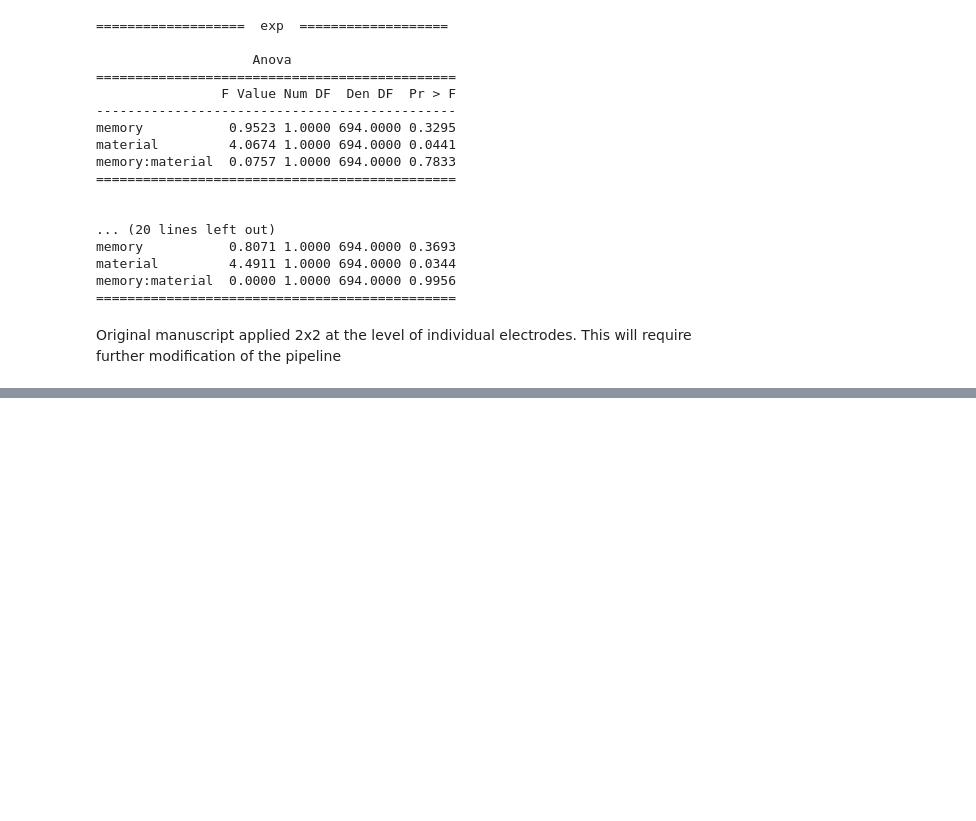
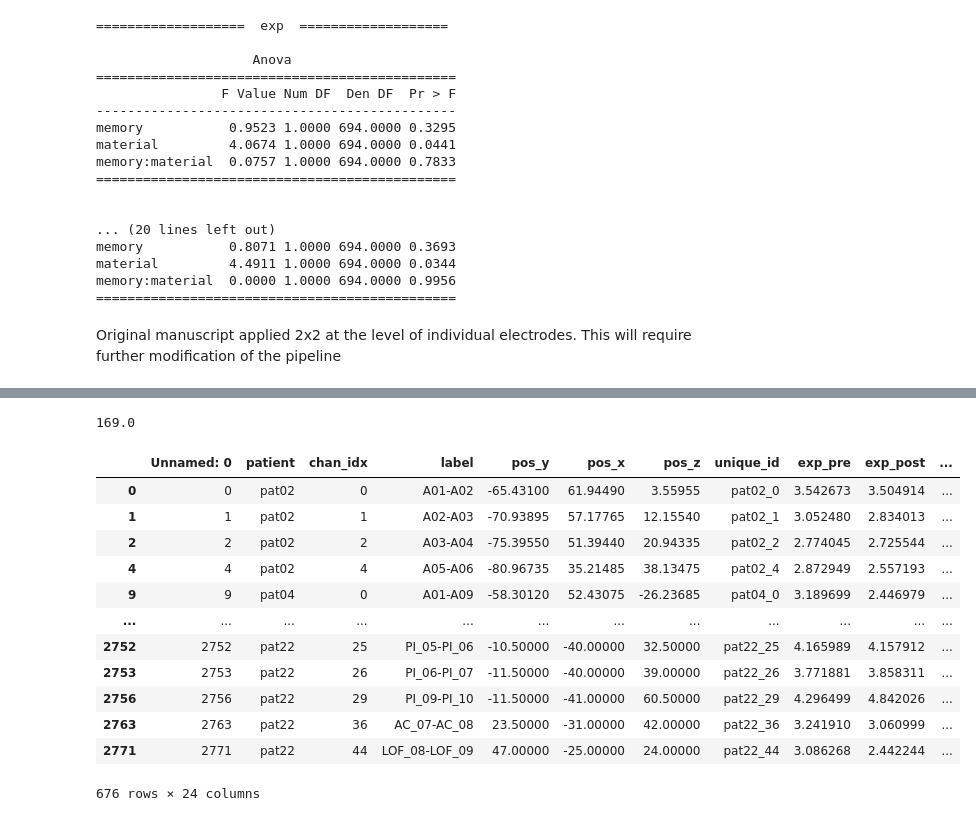
Before and after one commit to voytekresearch/oscillation_vs_exponent, a Jupyter notebook: notebooks/sme.ipynb, the cells around one changed output, grey strips where cells are left out. Cells and saved outputs as stored; diff of their text form; code cells hidden in the pictures; blank space fills up the shorter version.

```diff
--- a/notebooks/sme.ipynb
+++ b/notebooks/sme.ipynb
@@ -72,0 +108,33 @@ Original manuscript applied 2x2 at the level of individual electrodes. This will
+# %%
+# find channels that are significant in any condition
+df_hit = df_merge[df_merge['memory']=='hit']
+sig = df_hit.groupby(['patient','chan_idx']).all().reset_index()
+
+# add to df_merge
+df_merge['sig'] = np.nan
+for ii in range(len(sig)):
+    df_merge.loc[(df_merge['patient']==sig.loc[ii, 'patient']) & \
+                (df_merge['chan_idx']==sig.loc[ii, 'chan_idx']), 'sig'] \
+                    = sig.loc[ii, 'sig_tm']
+
+# reduce
+df_sig = df_merge[df_merge['sig']==1]
+
+# show
+print(len(df_sig)/4)
+df_sig
+# %% [output]
+169.0
+|  | Unnamed: 0 | patient | chan_idx | label | pos_y | pos_x | pos_z | unique_id | exp_pre | exp_post | ... |
+| 0 | 0 | pat02 | 0 | A01-A02 | -65.43100 | 61.94490 | 3.55955 | pat02_0 | 3.542673 | 3.504914 | ... |
+| 1 | 1 | pat02 | 1 | A02-A03 | -70.93895 | 57.17765 | 12.15540 | pat02_1 | 3.052480 | 2.834013 | ... |
+| 2 | 2 | pat02 | 2 | A03-A04 | -75.39550 | 51.39440 | 20.94335 | pat02_2 | 2.774045 | 2.725544 | ... |
+| 4 | 4 | pat02 | 4 | A05-A06 | -80.96735 | 35.21485 | 38.13475 | pat02_4 | 2.872949 | 2.557193 | ... |
+| 9 | 9 | pat04 | 0 | A01-A09 | -58.30120 | 52.43075 | -26.23685 | pat04_0 | 3.189699 | 2.446979 | ... |
+| ... | ... | ... | ... | ... | ... | ... | ... | ... | ... | ... | ... |
+| 2752 | 2752 | pat22 | 25 | PI_05-PI_06 | -10.50000 | -40.00000 | 32.50000 | pat22_25 | 4.165989 | 4.157912 | ... |
+| 2753 | 2753 | pat22 | 26 | PI_06-PI_07 | -11.50000 | -40.00000 | 39.00000 | pat22_26 | 3.771881 | 3.858311 | ... |
+| 2756 | 2756 | pat22 | 29 | PI_09-PI_10 | -11.50000 | -41.00000 | 60.50000 | pat22_29 | 4.296499 | 4.842026 | ... |
+| 2763 | 2763 | pat22 | 36 | AC_07-AC_08 | 23.50000 | -31.00000 | 42.00000 | pat22_36 | 3.241910 | 3.060999 | ... |
+| 2771 | 2771 | pat22 | 44 | LOF_08-LOF_09 | 47.00000 | -25.00000 | 24.00000 | pat22_44 | 3.086268 | 2.442244 | ... |
+676 rows × 24 columns
```
Also changed, not shown: parts of 3 cells of this notebook.
